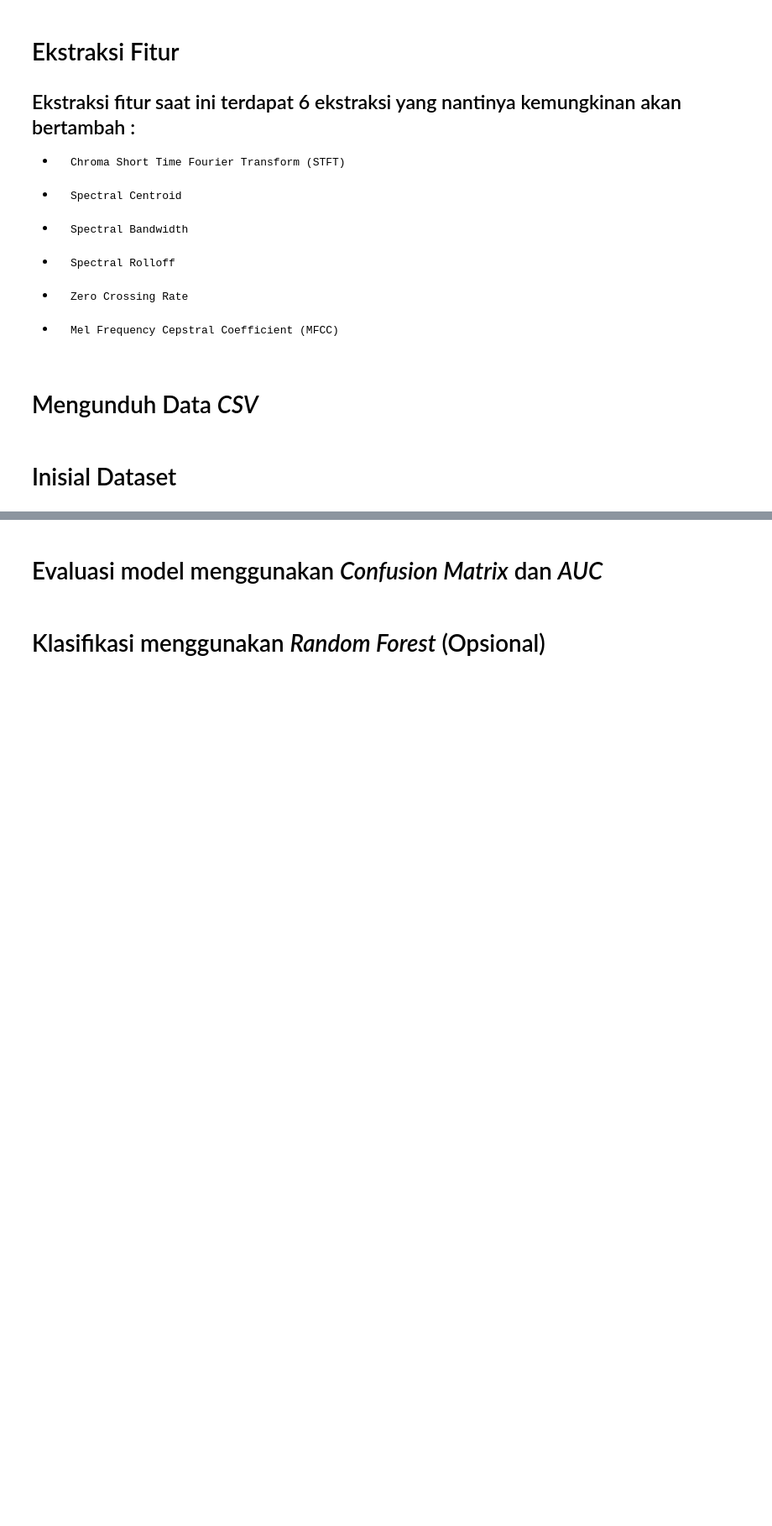
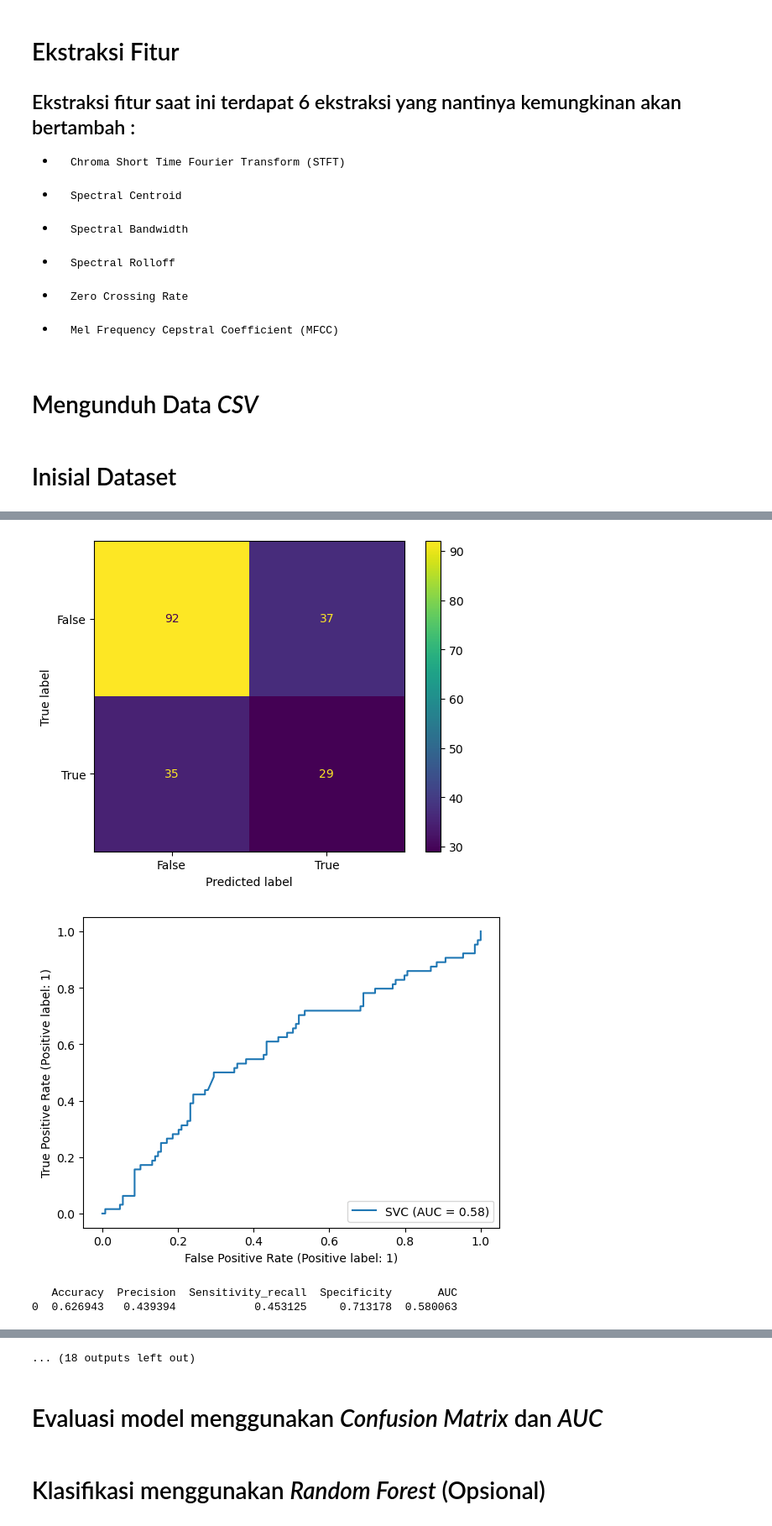
Before and after one commit to meftahmafazy/audio-covid19-research, a Jupyter notebook: skripsi-meftah.ipynb, the cells around one changed output, grey strips where cells are left out. Shown at 84% size. Drawn from its saved outputs; the diff is of its cells as text; code cells hidden in the pictures; blank space fills up the shorter version.

```diff
--- a/skripsi-meftah.ipynb
+++ b/skripsi-meftah.ipynb
@@ -149,7 +150,7 @@ create_download_link(filename='./data_new_extended.csv')
 # Inisial Dataset
 # %%
 #Panggil Dataset
-data = pd.read_csv("../input/coughvid-19/dataset/data_mfcc30.csv")
+data = pd.read_csv("../input/coughvid-19/dataset/data_mfcc10.csv")
 # %%
 #Menghapus kolom nama file
 data_new = data.drop('filename', axis=1)
@@ -161,7 +162,7 @@ data_new['label'].replace(['healthy', 'COVID-19'], [0,1], inplace=True)
 # array ke-16 untuk dataset 10 mfcc
 # array ke-26 untuk dataset 20 mfcc
 # array ke-36 untuk dataset 30 mfcc
-X = data_new[data_new.columns[:36]]
+X = data_new[data_new.columns[:16]]
 
 # memisahkan label pada dataset dan menyimpannya pada sebuah variabel
 y = data_new['label']
@@ -177,7 +206,7 @@ scaler = StandardScaler()
 results=[]
 
 # Inisialisasi objek SVM
-pipe = SVC(kernel='rbf',  C=0.1, gamma='auto', probability=True)
+pipe = SVC(kernel='rbf',  C=0.1, gamma='scale', probability=True)
 # pipe = SVC(kernel='poly',  C=1.0, gamma='scale', probability=True)
 # pipe = SVC(kernel='linear',  C=1.0, gamma='scale', probability=True)
 # pipe = SVC(kernel='sigmoid',  C=1.0, gamma='scale', probability=True)
@@ -255,0 +335,72 @@ for train_index, test_index in skf.split(X, y):
+# %%
+# Inisialisasi objek SMOTE
+smote = SMOTE(random_state=42)
+
+# Inisialisasi objek stratified k-fold dengan inisial skf
+skf = StratifiedKFold(n_splits=10, shuffle=True, random_state=42)
+
+# Melakukan scaling pada data
+scaler = StandardScaler()
+
+results=[]
+
+# Inisialisasi objek SVM
+pipe = SVC(kernel='rbf',  C=1.0, gamma='auto', probability=True)
+
+# Loop untuk setiap fold
+for train_index, test_index in skf.split(X, y):
+
+    # Memisahkan data untuk training dan testing
+    X_train, X_test = X.values[train_index], X.values[test_index]
+    y_train, y_test = y.values[train_index], y.values[test_index]
+
+    # Melakukan oversampling pada data training dengan SMOTE
+    X_train_res, y_train_res = smote.fit_resample(X_train, y_train)
+
+    X_train_res = scaler.fit_transform(X_train_res)
+    X_test = scaler.transform(X_test)
+
+    # Melakukan training pada model SVM
+    pipe.fit(X_train_res, y_train_res)
+
+    # Melakukan prediksi pada data testing
+    y_pred = pipe.predict(X_test)
+
+    # Hitung Probabilitas
+    y_prob = pipe.decision_function(X_test)
+
+    # Confusion Matrix
+    confusion_matrix = metrics.confusion_matrix(y_test, y_pred)
+
+    cm_display = metrics.ConfusionMatrixDisplay(confusion_matrix = confusion_matrix, display_labels = [False, True])
+
+    cm_display.plot()
+    plt.show()
+
+    # print('Confusion Matrix:\n', confusion_matrix(y_test, y_pred))
+
+    Accuracy = metrics.accuracy_score(y_test, y_pred)
+    Precision = metrics.precision_score(y_test, y_pred)
+    Sensitivity_recall = metrics.recall_score(y_test, y_pred)
+    Specificity = metrics.recall_score(y_test, y_pred, pos_label=0)
+
+    # print(classification_report(y_test, y_pred))
+    plot_roc_curve(pipe, X_test, y_test)
+    plt.show()
+
+    # AUC (y_prob[:,1] khusus untuk random forest dan knn)
+    auc = roc_auc_score(y_test, y_prob)
+
+    # Simpan hasil ke dalam list
+    results.append({'Accuracy': Accuracy,"Precision":Precision,"Sensitivity_recall":Sensitivity_recall,"Specificity":Specificity, 'AUC':auc})
+
+    # Buat dataframe dari hasil
+    df = pd.DataFrame(results)
+
+    # Print dataframe
+    print(df)
+# %% [output]
+[figure, added]
+[figure, added]
+   Accuracy  Precision  Sensitivity_recall  Specificity       AUC
+0  0.626943   0.439394            0.453125     0.713178  0.580063
@@ -256,3 +425,4 @@ for train_index, test_index in skf.split(X, y):
+... (18 outputs left out)
 # %% [markdown]
 # Evaluasi model menggunakan *Confusion Matrix* dan *AUC*
 # %%
```
Also changed, not shown: parts of 13 cells of this notebook.
